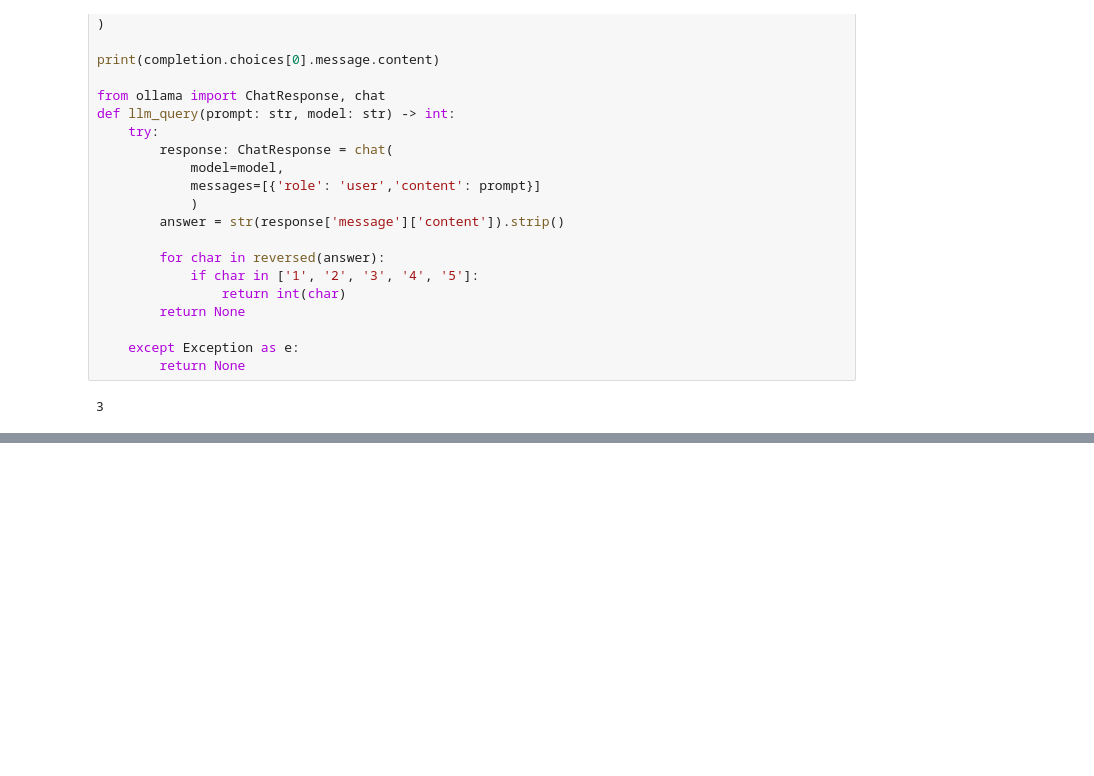
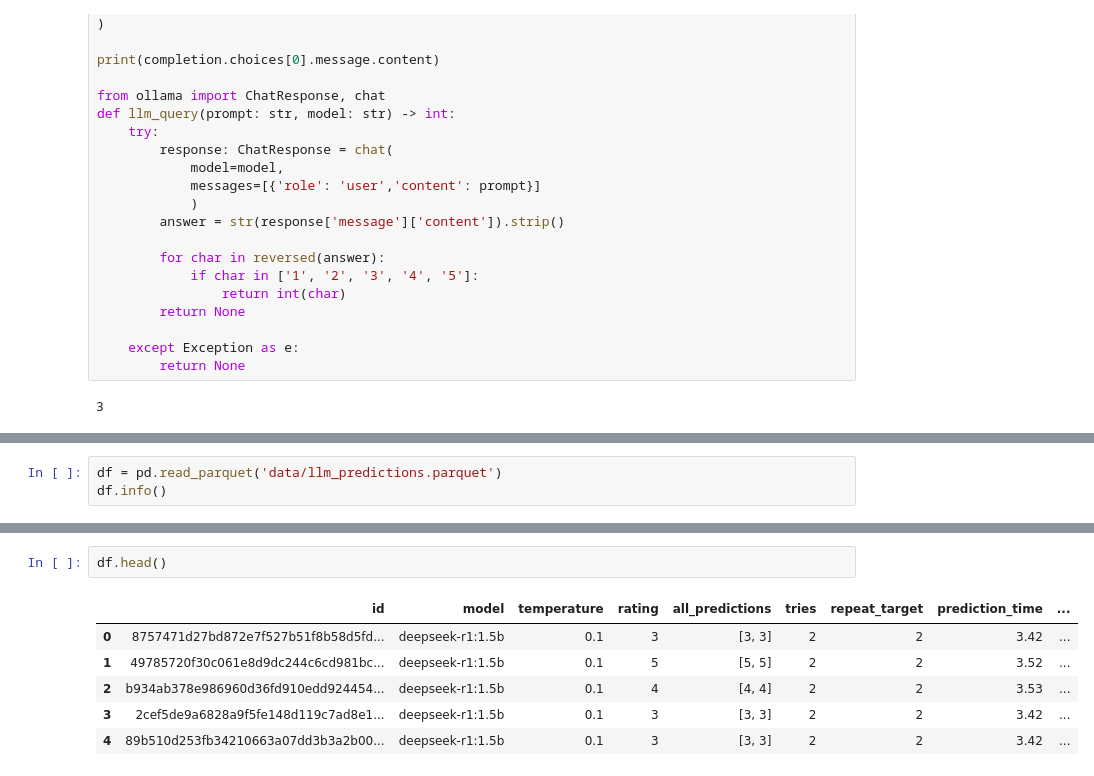
Before and after one commit to gab-berger/dsbd_tcc_rating_classification, a Jupyter notebook: exploring_classifications.ipynb, the cells around one changed output, grey strips where cells are left out. Saved outputs shown, nothing was run; the diff lists cells and outputs as text; blank space fills up the shorter version.

```diff
--- a/exploring_classifications.ipynb
+++ b/exploring_classifications.ipynb
@@ -192,0 +215,3 @@ def llm_query(prompt: str, model: str) -> int:
+# %%
+df = pd.read_parquet('data/llm_predictions.parquet')
+df.info()
@@ -192,0 +236,9 @@ def llm_query(prompt: str, model: str) -> int:
+# %%
+df.head()
+# %% [output]
+|  | id | model | temperature | rating | all_predictions | tries | repeat_target | prediction_time | ... |
+| 0 | 8757471d27bd872e7f527b51f8b58d5fd... | deepseek-r1:1.5b | 0.1 | 3 | [3, 3] | 2 | 2 | 3.42 | ... |
+| 1 | 49785720f30c061e8d9dc244c6cd981bc... | deepseek-r1:1.5b | 0.1 | 5 | [5, 5] | 2 | 2 | 3.52 | ... |
+| 2 | b934ab378e986960d36fd910edd924454... | deepseek-r1:1.5b | 0.1 | 4 | [4, 4] | 2 | 2 | 3.53 | ... |
+| 3 | 2cef5de9a6828a9f5fe148d119c7ad8e1... | deepseek-r1:1.5b | 0.1 | 3 | [3, 3] | 2 | 2 | 3.42 | ... |
+| 4 | 89b510d253fb34210663a07dd3b3a2b00... | deepseek-r1:1.5b | 0.1 | 3 | [3, 3] | 2 | 2 | 3.42 | ... |
```
Also changed, not shown: parts of 2 cells of this notebook, 1 other file.
